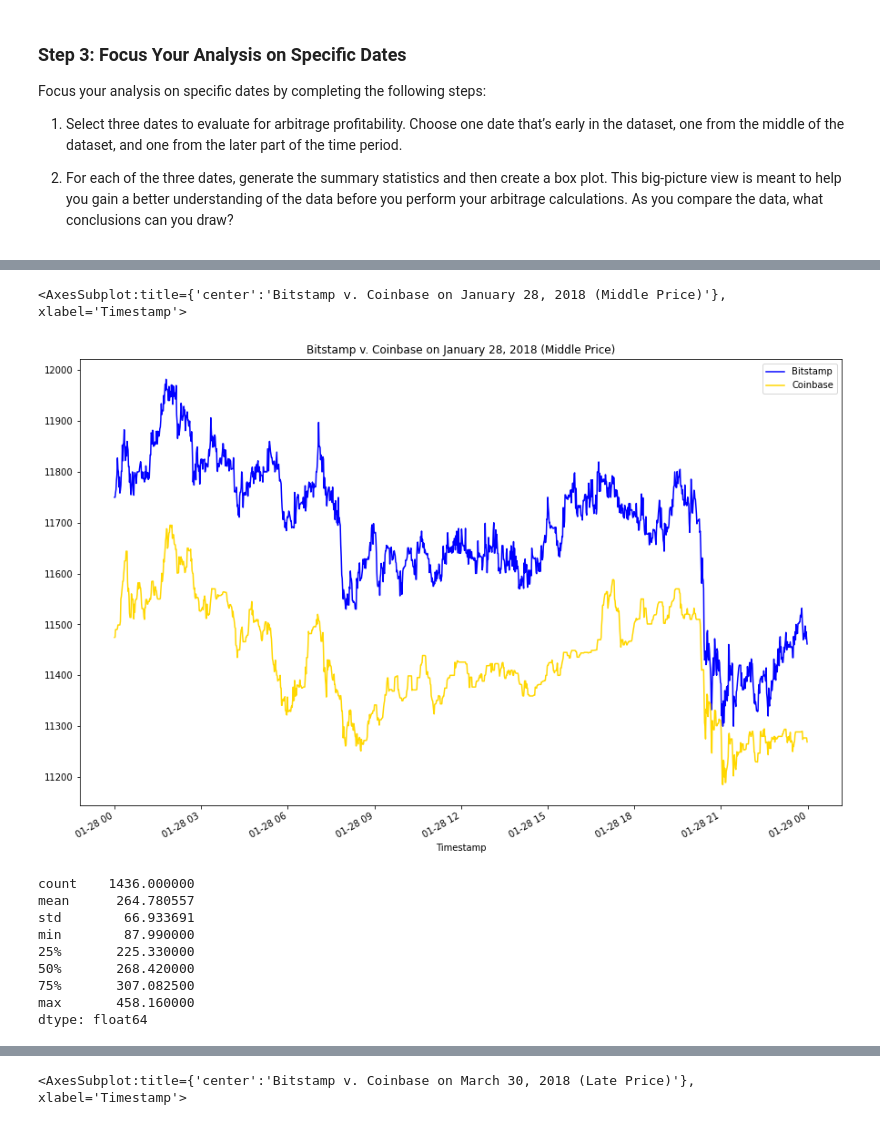
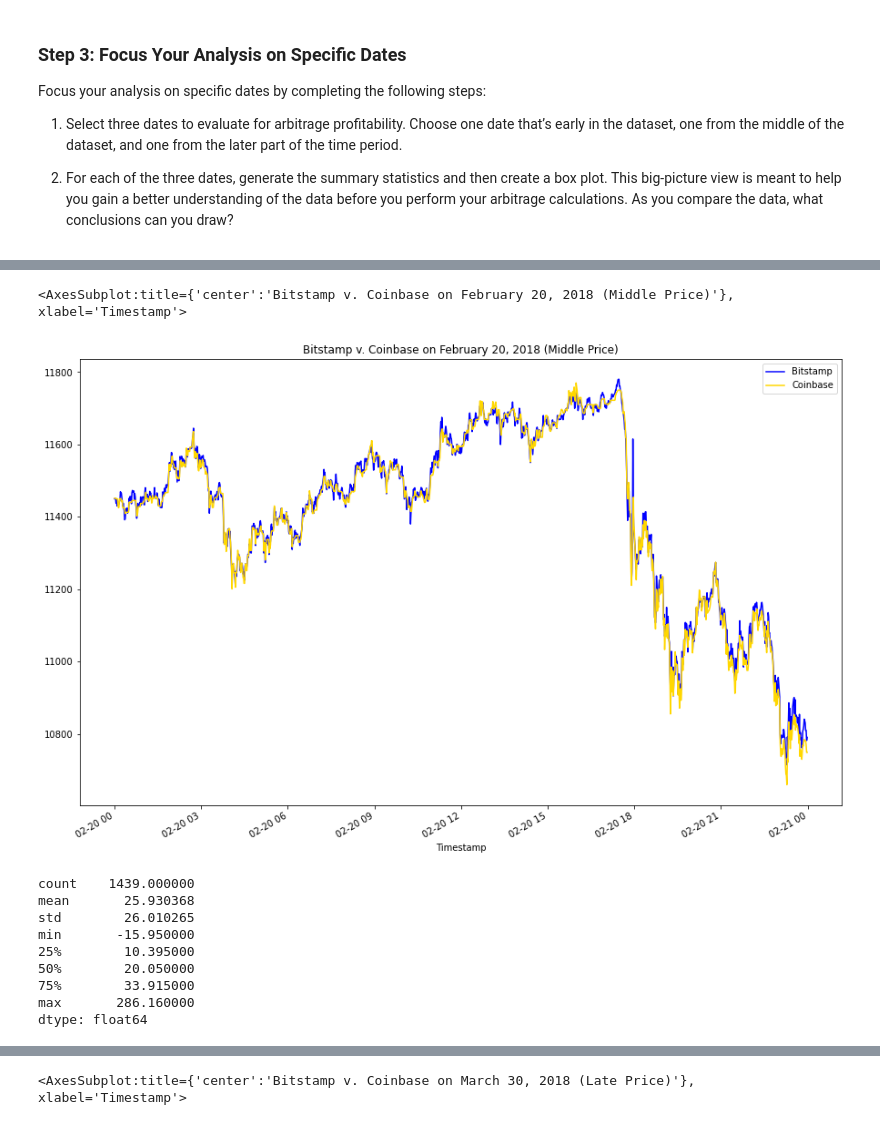
Before and after one commit to ccroft6/Crypto_Arbitrage, a Jupyter notebook: crypto_arbitrage.ipynb, the cells around one changed output, grey strips where cells are left out. Cells and saved outputs as stored; diff of their text form; code cells hidden in the pictures.

Commit message:
Updated the middle date to better support conclusions

```diff
--- a/crypto_arbitrage.ipynb
+++ b/crypto_arbitrage.ipynb
@@ -502,29 +500,29 @@ arbitrage_spread_early.plot(kind="box", title="Early Arbitrage Spread")
 # %%
 # Create an overlay plot that visualizes the two dataframes over a period of one day from the middle of the dataset.
 # Be sure that the plots include the parameters `legend`, `figsize`, `title`, `color` and `label`
-bitstamp_df.loc["2018-01-28", "Close"].plot(
-    legend=True, figsize=(15, 10), title="Bitstamp v. Coinbase on January 28, 2018 (Middle Price)", color="blue", label="Bitstamp")
-coinbase_df.loc["2018-01-28", "Close"].plot(
+bitstamp_df.loc["2018-02-20", "Close"].plot(
+    legend=True, figsize=(15, 10), title="Bitstamp v. Coinbase on February 20, 2018 (Middle Price)", color="blue", label="Bitstamp")
+coinbase_df.loc["2018-02-20", "Close"].plot(
     legend=True, figsize=(15, 10), color="gold", label="Coinbase")
 # %% [output]
-<AxesSubplot:title={'center':'Bitstamp v. Coinbase on January 28, 2018 (Middle Price)'}, xlabel='Timestamp'>
+<AxesSubplot:title={'center':'Bitstamp v. Coinbase on February 20, 2018 (Middle Price)'}, xlabel='Timestamp'>
-[figure, old version]
+[figure, new version]
 # %%
 # Using the date in the middle that you have selected, calculate the arbitrage spread
 # by subtracting the bitstamp lower closing prices from the coinbase higher closing prices
-arbitrage_spread_middle = bitstamp_df["2018-01-28"]["High"] - coinbase_df["2018-01-28"]["Low"]
+arbitrage_spread_middle = bitstamp_df["2018-02-20"]["High"] - coinbase_df["2018-02-20"]["Low"]
 
 # Generate summary statistics
 arbitrage_spread_middle.describe()
 # %% [output]
-count    1436.000000
-mean      264.780557
-std        66.933691
-min        87.990000
-25%       225.330000
-50%       268.420000
-75%       307.082500
-max       458.160000
+count    1439.000000
+mean       25.930368
+std        26.010265
+min       -15.950000
+25%        10.395000
+50%        20.050000
+75%        33.915000
+max       286.160000
 dtype: float64
 # %%
 # Visualize the arbitrage spread from the middle of the dataset in a box plot
```
Also changed, not shown: parts of 22 cells of this notebook.
